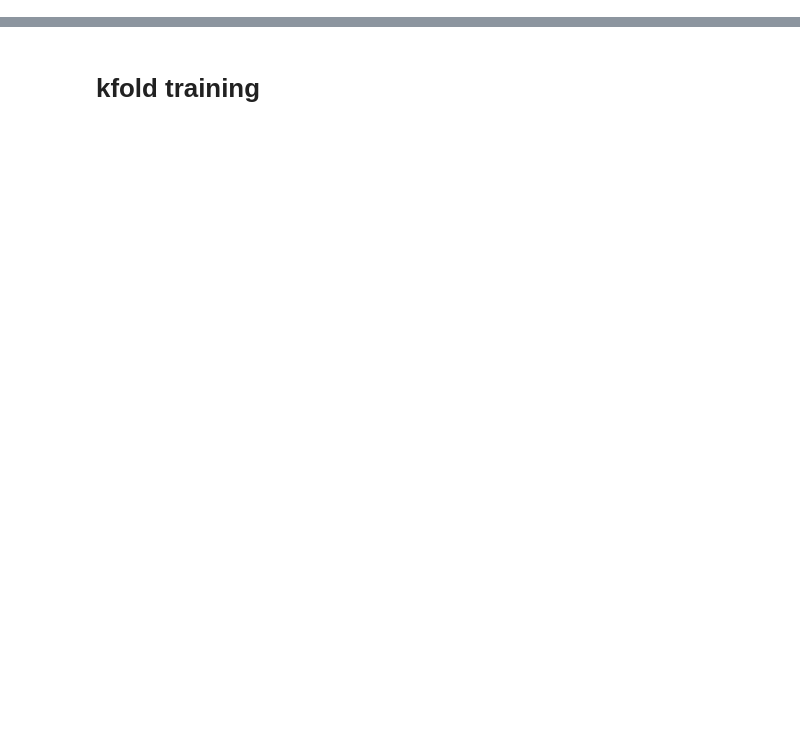
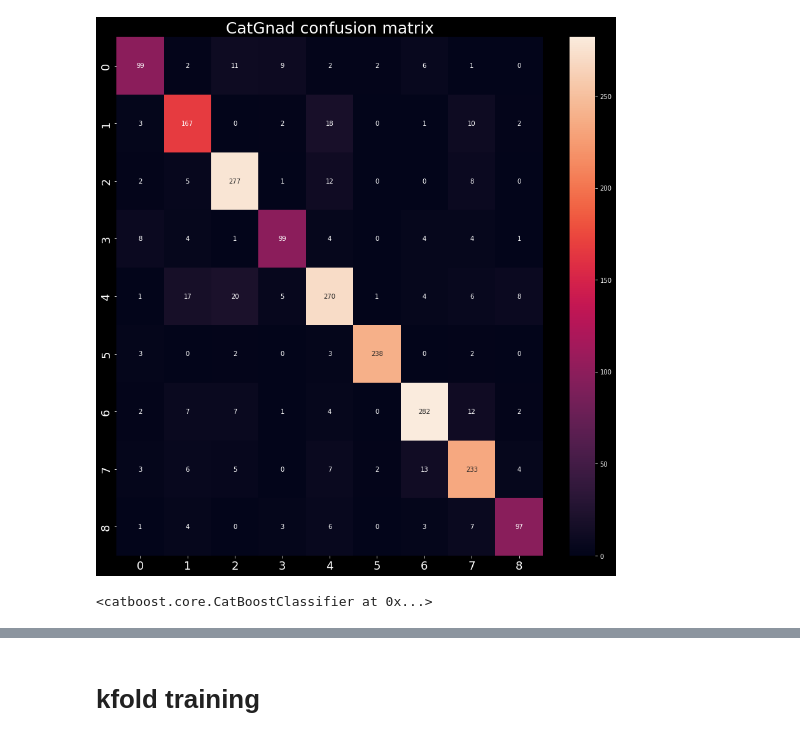
Before and after one commit to volkovwashere/german-article-classifier, a Jupyter notebook: notebooks/training_catboost.ipynb, the cells around one changed output, grey strips where cells are left out. Drawn from its saved outputs; the diff is of its cells as text; code cells hidden in the pictures; blank space fills up the shorter version.

```diff
--- a/notebooks/training_catboost.ipynb
+++ b/notebooks/training_catboost.ipynb
@@ -117,9 +147,11 @@ cf_matrix
 # %%
 fig_dims = (15, 15)
 fig, ax = plt.subplots(figsize=fig_dims)
-plt.title('Category distribution over the testing dataset', fontsize=25)
+plt.title('CatGnad confusion matrix', fontsize=25)
 plt.xlabel('label', fontsize=24)
 plt.ylabel('count', fontsize=24)
 plt.xticks(fontsize=18)
 plt.yticks(fontsize=18)
 ax = sns.heatmap(cf_matrix, annot=True, fmt='d')
+# %% [output]
+[figure, added]
@@ -125,0 +160,5 @@ ax = sns.heatmap(cf_matrix, annot=True, fmt='d')
+# %%
+loaded_model = CatBoostClassifier()
+loaded_model.load_model("CatGnad")
+# %% [output]
+<catboost.core.CatBoostClassifier at 0x...>
```
Also changed, not shown: parts of 7 cells of this notebook, 2 other files.
